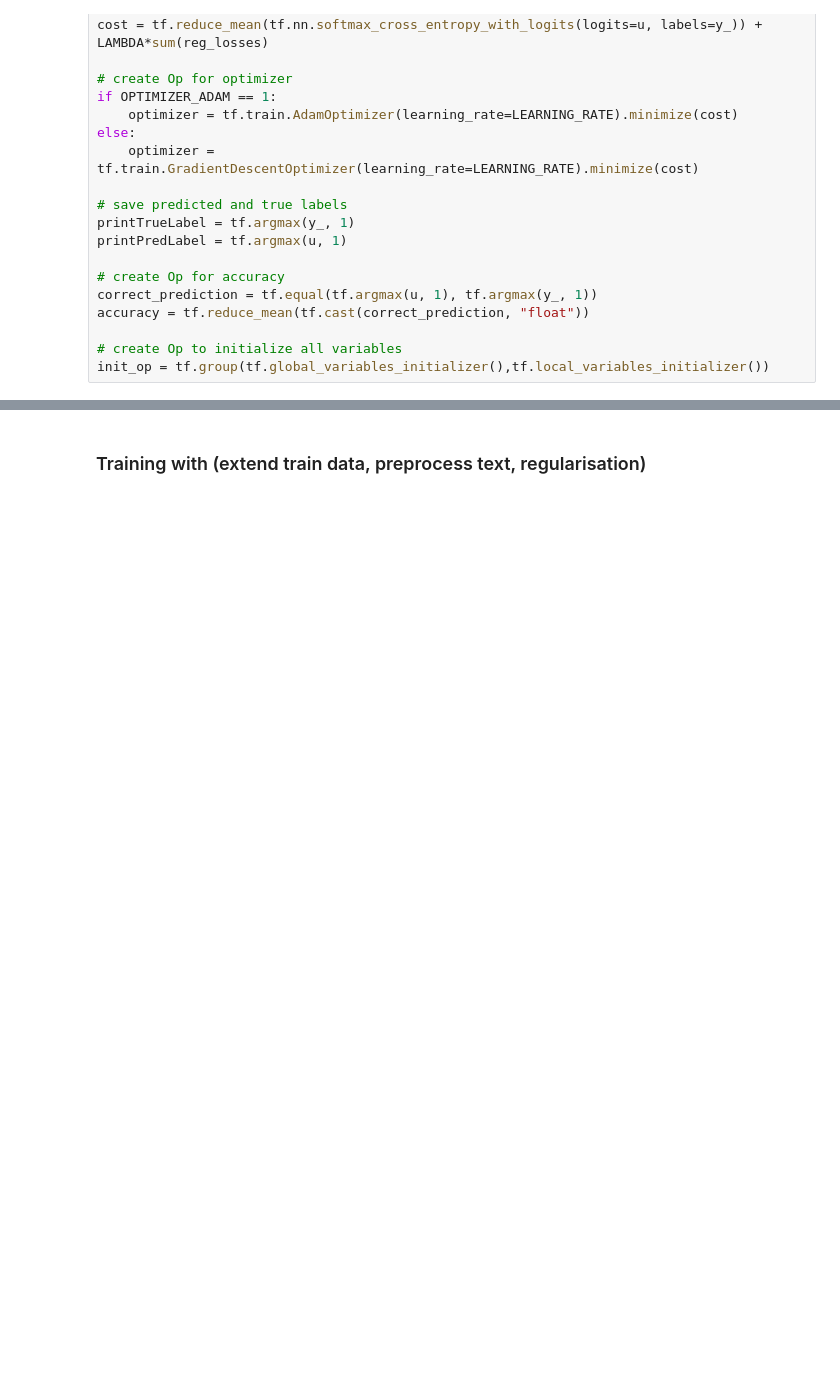
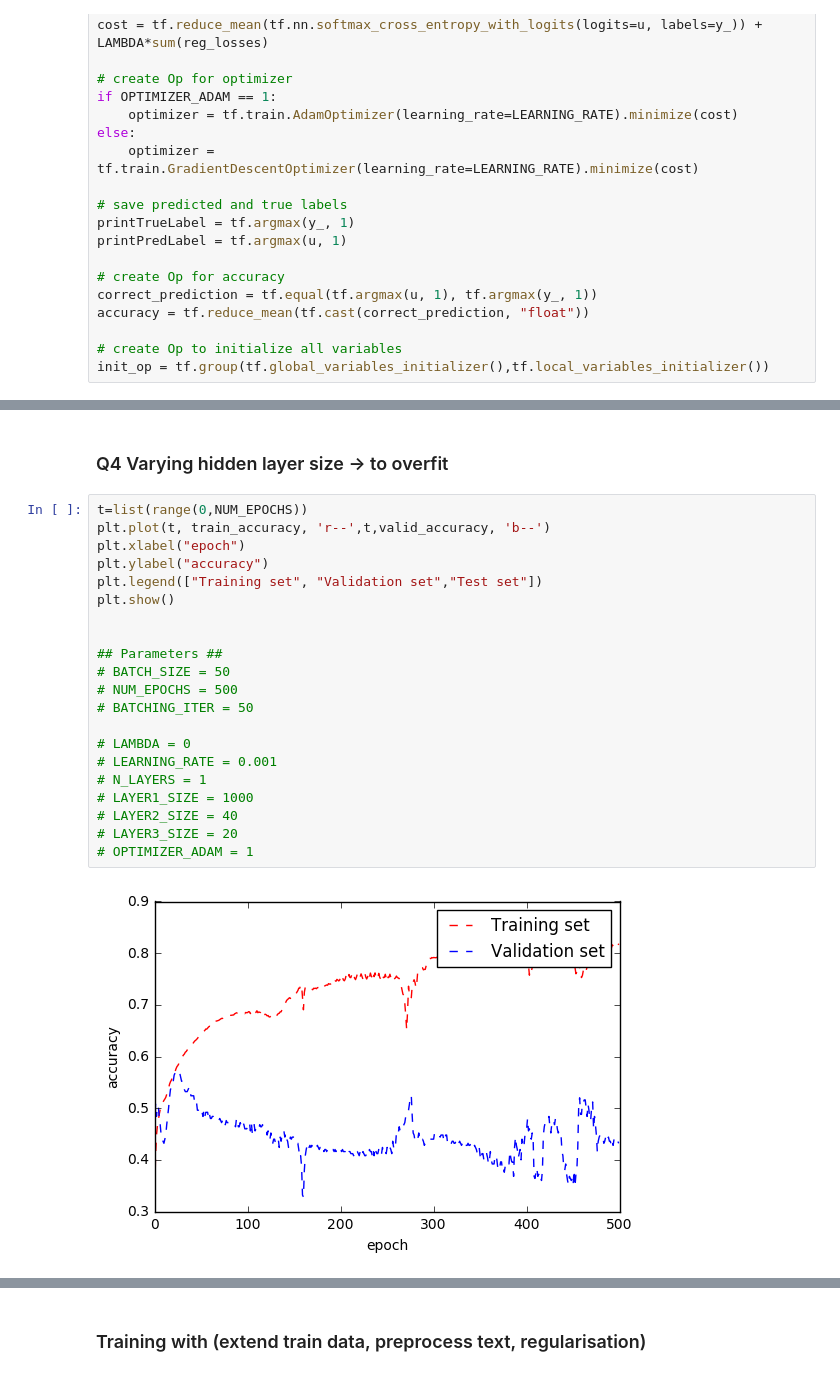
Before and after one commit to asturkmani/DNN_Classify_TED_Category, a Jupyter notebook: Classification of TED Talk Category.ipynb, the cells around one changed output, grey strips where cells are left out. Drawn from its saved outputs; the diff is of its cells as text; blank space fills up the shorter version.

```diff
--- a/Classification of TED Talk Category.ipynb
+++ b/Classification of TED Talk Category.ipynb
@@ -445,0 +494,25 @@ def runTest():
+# %% [markdown]
+### Q4 Varying hidden layer size -> to overfit
+# %%
+t=list(range(0,NUM_EPOCHS))
+plt.plot(t, train_accuracy, 'r--',t,valid_accuracy, 'b--')
+plt.xlabel("epoch")
+plt.ylabel("accuracy")
+plt.legend(["Training set", "Validation set","Test set"])
+plt.show()
+
+
+## Parameters ##
+# BATCH_SIZE = 50
+# NUM_EPOCHS = 500
+# BATCHING_ITER = 50
+
+# LAMBDA = 0
+# LEARNING_RATE = 0.001
+# N_LAYERS = 1
+# LAYER1_SIZE = 1000
+# LAYER2_SIZE = 40
+# LAYER3_SIZE = 20
+# OPTIMIZER_ADAM = 1
+# %% [output]
+[figure, added]
```
Also changed, not shown: parts of 12 cells of this notebook.
